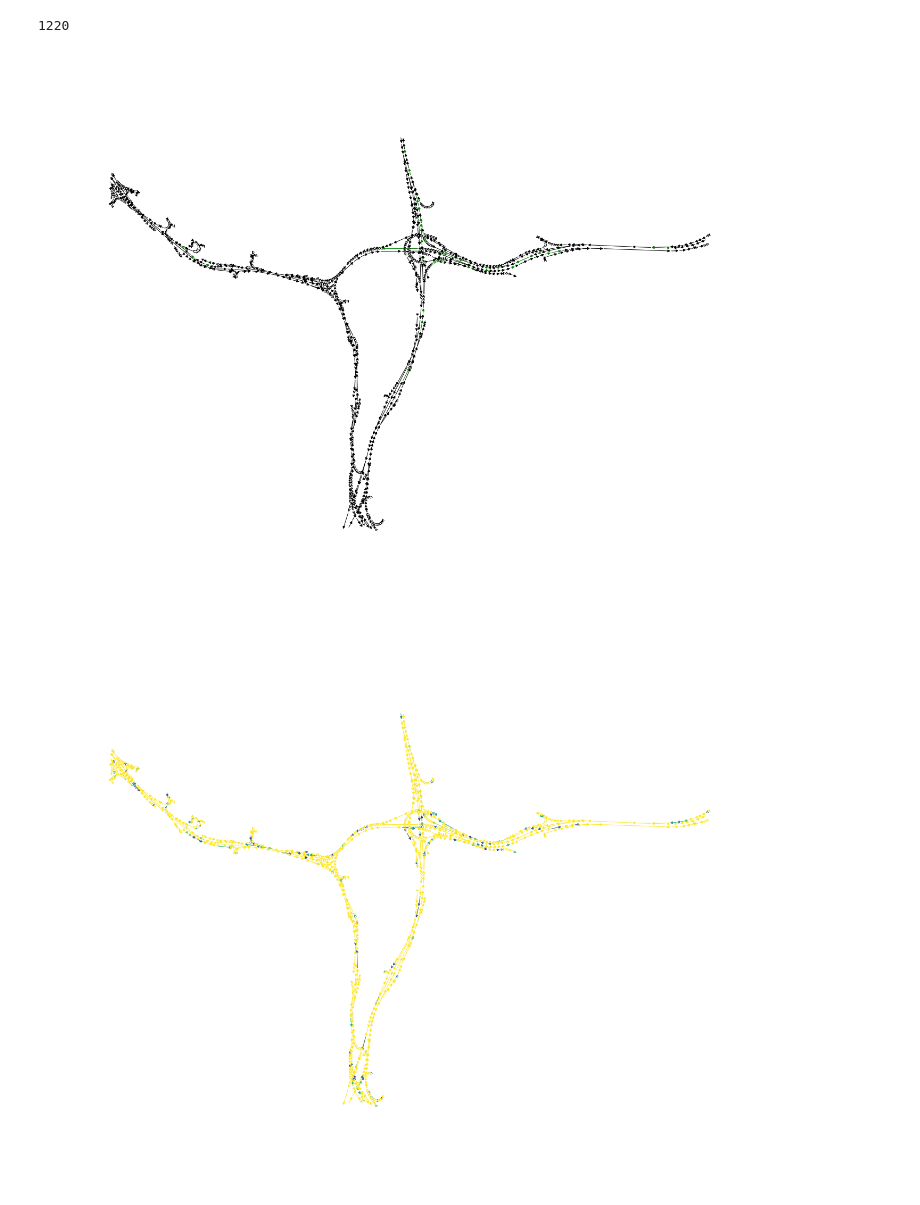
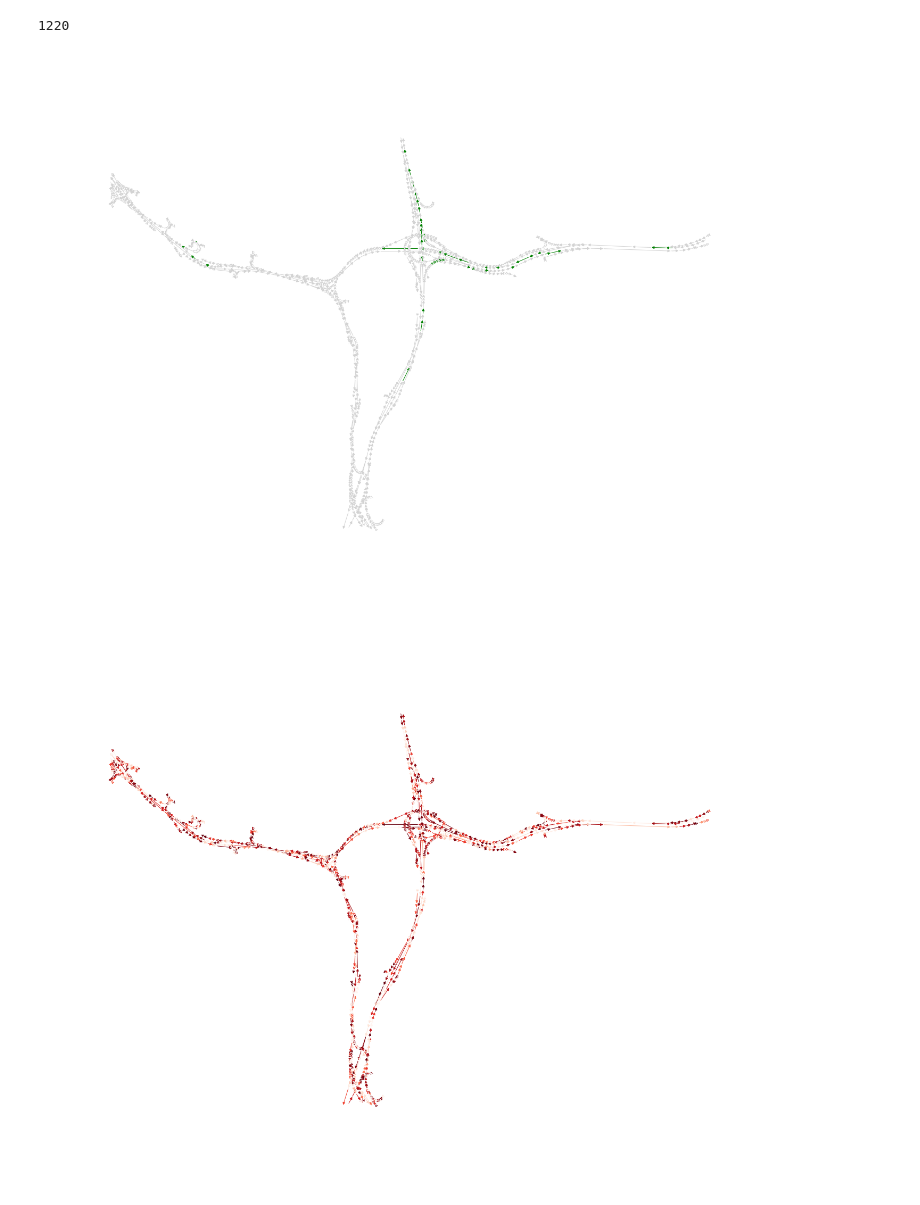
Before and after one commit to arnav-b/sensor-placement, a Jupyter notebook: algorithms.ipynb, the cells around one changed output. Saved outputs shown, nothing was run; the diff lists cells and outputs as text; code cells hidden in the pictures.

Commit message:
Add error visualization

```diff
--- a/algorithms.ipynb
+++ b/algorithms.ipynb
@@ -56,7 +56,7 @@ from multiprocess import Pool
 from itertools import repeat
 import heapq
 
-def choose_sensors(H, attr, k=None):
+def choose_sensors(H, attr, evaluate, k=None):
     if k == None:
         k = int(H.number_of_nodes() / 50)
 
@@ -92,16 +92,13 @@ def choose_sensors(H, attr, k=None):
         # Lazy evaluation: recompute the top unchosen node and place it in the queue
         # Recompute everything above that node
         current = (np.square(x - predict(x, P, 1000, sensors, attr))).mean()
-        print("current", current)
 
         # Current top
         _, s = heapq.heappop(deltas)
         delta = current - evaluate(s, sensors)
-        print("delta", delta)
 
         # Next top
         delta_next, s_next = heapq.heappop(deltas)
-        print("delta_next", delta_next)
 
         # Compute change in top node
         # If the change drops it below the next best, recalculate the next best and continue
@@ -117,7 +114,7 @@ def choose_sensors(H, attr, k=None):
         sensors.add(s)
 
     idx2node = {v: k for k, v in node2idx.items()}
-    return set([idx2node[s] for s in sensors]), predict(x, P, 1000, sensors, attr), idx2node
+    return set([idx2node[s] for s in sensors]), idx2node, predict(x, P, 1000, sensors, attr), x
 # %%
 J = nx.Graph()
 J.add_node(0, speed=5)
@@ -145,3 +136,3 @@ delta_next 50.000000000000036
 {0, 2}
 # %%
-opt_sensors, pred, idx2node = choose_sensors(H, "vehicle_speed", 43)
+opt_sensors, idx2node, pred, x = choose_sensors(H, "vehicle_speed", 43)
@@ -190,13 +163,14 @@ G.number_of_edges()
 # %%
 plt.figure(figsize=[3 * x for x in [6.4, 4.8]])
 
-edge_colors = ["green" if (u, v) in opt_sensors or (v, u) in opt_sensors else "black" for u, v in G.edges()]
+edge_colors = ["green" if (u, v) in opt_sensors or (v, u) in opt_sensors else "lightgray" for u, v in G.edges()]
 nx.draw(G, pos=positions, node_size=1, node_color="white", edge_color=edge_colors)
 # %% [output]
-[figure, old version]
+[figure, new version]
 # %%
 plt.figure(figsize=[3 * x for x in [6.4, 4.8]])
 
-nx.draw(G, pos=positions, node_size=1, node_color="white", edge_color=[cmap(p) for p in pred])
+cmap = mpl.colormaps["Reds"]
+nx.draw(G, pos=positions, node_size=1, node_color="white", edge_color=[cmap(abs(x_ - p) / (x_ + 1)) for p, x_ in zip(pred, x)])
 # %% [output]
-[figure, old version]
+[figure, new version]
```
Also changed, not shown: parts of 4 cells of this notebook.
